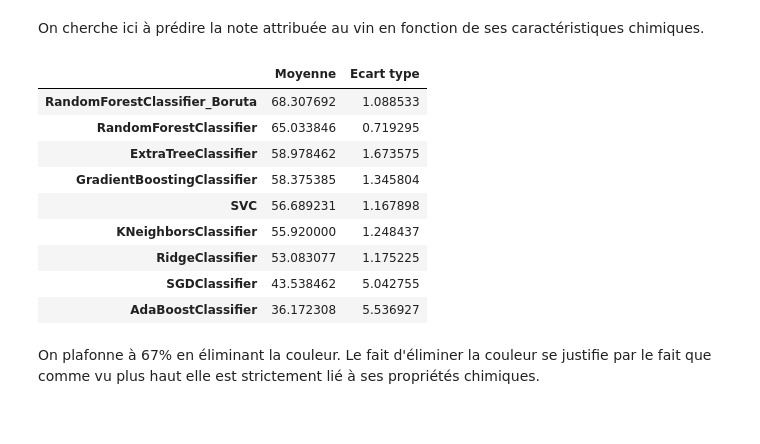
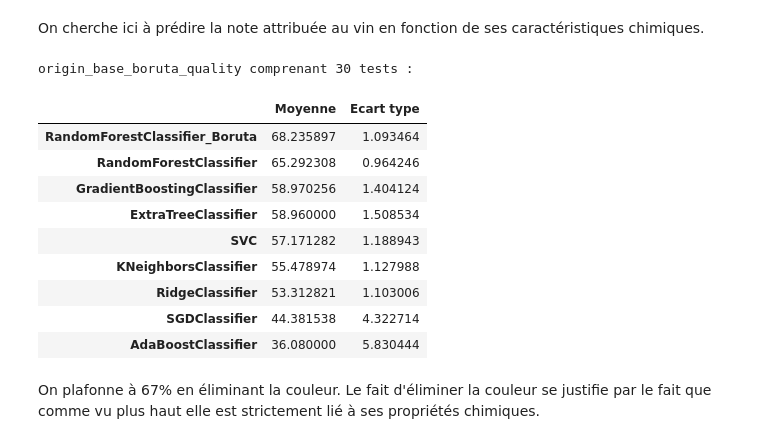
Before and after one commit to Nicotous1/Wines, a Jupyter notebook: Rapport_Code.ipynb, the cells around one changed output. Drawn from its saved outputs; the diff is of its cells as text; code cells hidden in the pictures.

Commit message:
More test calculated and correlation test details

```diff
--- a/Rapport_Code.ipynb
+++ b/Rapport_Code.ipynb
@@ -329,6 +331,7 @@ En résumé, c'est un cache pour les tests.
 # %%
 import pickle
 import os
+from IPython.display import display, HTML
 
 class NClassifierTester:
     folder = "data/" # Dossier où seront stockés les résultats.
@@ -350,7 +353,6 @@ class NClassifierTester:
         n_todo = n - n_done
 
         if n_todo > 0:
-            res = [] # Stocke tous les dictionaires de scores
             # Réalise les n tests
             for i in range(n_todo):
                 print("Iteration : "+ str(i+1) + "/" + str(n_todo))
@@ -358,17 +360,28 @@ class NClassifierTester:
                 tester.full_test(clfs, boruta)
 
                 scores = tester.get_dict_score()
-                res.append(scores.values())
 
-            # Fusionne les nouveaux tests dans le dataFrame
-            res_df = pd.DataFrame(res, columns = scores.keys())
-            cache = cache.append(res_df, ignore_index=True)
+                # Fusionne le nouveau test dans le dataFrame
+                cache = cache.append(scores, ignore_index=True)
+                # Sauvegarde le cache
+                self._save_cache(name, cache)
 
-            # Sauvegarde le cache
-            self._save_cache(name, cache)
+                ## On fait ses deux étapes à chaque étape car pour une boruta le calcul peut etre long
+                ## Ainsi si on stop l'algo avant n on ne perd pas tous les calculs
 
+        self.show(name)
         return cache
 
+    def show(self, name):
+        df = self._load_cache(name)
+
+        ms = df.mean().sort_values(ascending = False)*100
+        stds = df.std()*100
+
+        data = np.array([ms.values, stds[ms.index].values]).transpose()
+
+        print(name + " comprenant "+str(len(df.index))+" tests :")
+        display(pd.DataFrame(data, index = ms.index, columns = ["Moyenne", "Ecart type"]))
 
     def _load_cache(self, name):
         path_file = self.__class__.folder + name + ".pickle"
@@ -419,19 +424,19 @@ On obtient un score très élévée. La couleur est donc totalement déterminé
 On cherche ici à prédire la note attribuée au vin en fonction de ses caractéristiques chimiques.
 # %%
 NTester = NClassifierTester()
-df = NTester.test("origin_base_boruta_quality", wines, "quality", n = 10, boruta = True)
-show_scores_df(df)
+df = NTester.test("origin_base_boruta_quality", wines, "quality", n = 30, boruta = True)
 # %% [output]
+origin_base_boruta_quality comprenant 30 tests :
 |  | Moyenne | Ecart type |
-| RandomForestClassifier_Boruta | 68.307692 | 1.088533 |
-| RandomForestClassifier | 65.033846 | 0.719295 |
-| ExtraTreeClassifier | 58.978462 | 1.673575 |
-| GradientBoostingClassifier | 58.375385 | 1.345804 |
-| SVC | 56.689231 | 1.167898 |
-| KNeighborsClassifier | 55.920000 | 1.248437 |
-| RidgeClassifier | 53.083077 | 1.175225 |
-| SGDClassifier | 43.538462 | 5.042755 |
-| AdaBoostClassifier | 36.172308 | 5.536927 |
+| RandomForestClassifier_Boruta | 68.235897 | 1.093464 |
+| RandomForestClassifier | 65.292308 | 0.964246 |
+| GradientBoostingClassifier | 58.970256 | 1.404124 |
+| ExtraTreeClassifier | 58.960000 | 1.508534 |
+| SVC | 57.171282 | 1.188943 |
+| KNeighborsClassifier | 55.478974 | 1.127988 |
+| RidgeClassifier | 53.312821 | 1.103006 |
+| SGDClassifier | 44.381538 | 4.322714 |
+| AdaBoostClassifier | 36.080000 | 5.830444 |
 # %% [markdown]
 On plafonne à 67% en éliminant la couleur. Le fait d'éliminer la couleur se justifie par le fait que comme vu plus haut elle est strictement lié à ses propriétés chimiques.
 # %% [markdown]
```
Also changed, not shown: parts of 14 cells of this notebook, 4 other files.
